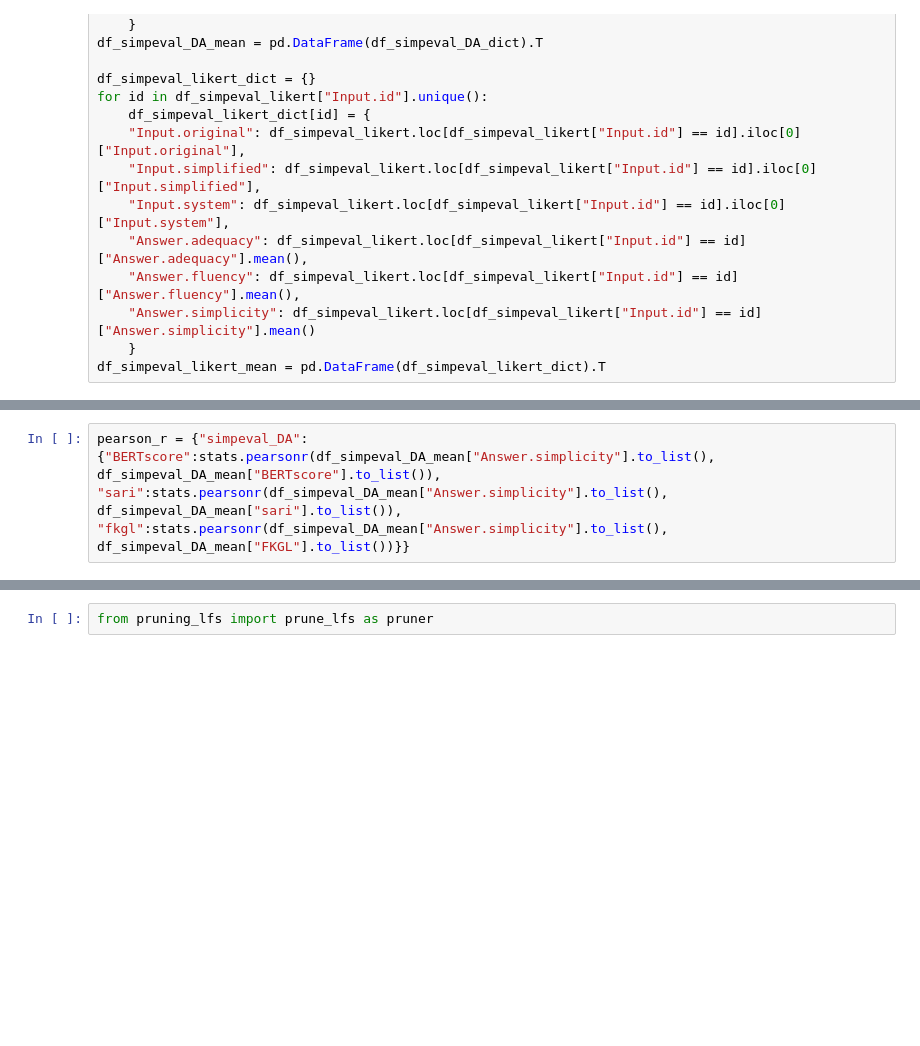
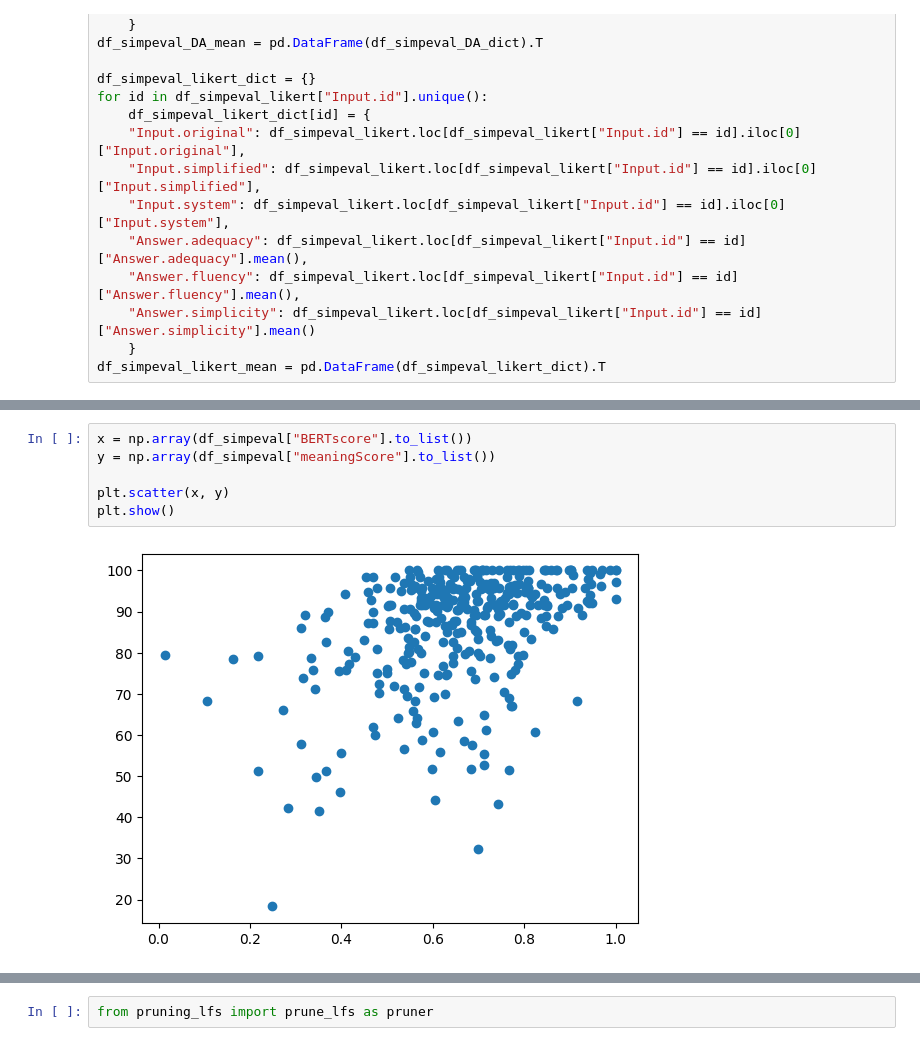
Before and after one commit to bjoernengelmann/BATS, a Jupyter notebook: workspace/lf_evaluation.ipynb, the cells around one changed output, grey strips where cells are left out. Saved outputs shown, nothing was run; the diff lists cells and outputs as text; blank space fills up the shorter version.

```diff
--- a/workspace/lf_evaluation.ipynb
+++ b/workspace/lf_evaluation.ipynb
@@ -174,2 +202,8 @@ res.statistic
-# %%
-pearson_r = {"simpeval_DA": {"BERTscore":stats.pearsonr(df_simpeval_DA_mean["Answer.simplicity"].to_list(), df_simpeval_DA_mean["BERTscore"].to_list()), "sari":stats.pearsonr(df_simpeval_DA_mean["Answer.simplicity"].to_list(), df_simpeval_DA_mean["sari"].to_list()), "fkgl":stats.pearsonr(df_simpeval_DA_mean["Answer.simplicity"].to_list(), df_simpeval_DA_mean["FKGL"].to_list())}}
+# %%
+x = np.array(df_simpeval["BERTscore"].to_list())
+y = np.array(df_simpeval["meaningScore"].to_list())
+
+plt.scatter(x, y)
+plt.show()
+# %% [output]
+[figure, added]
```
Also changed, not shown: parts of 34 cells of this notebook.
